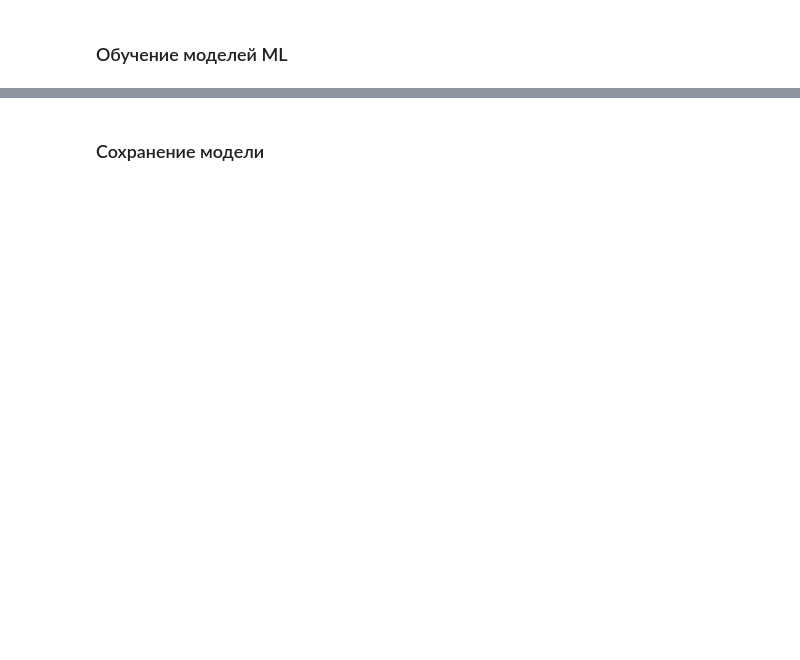
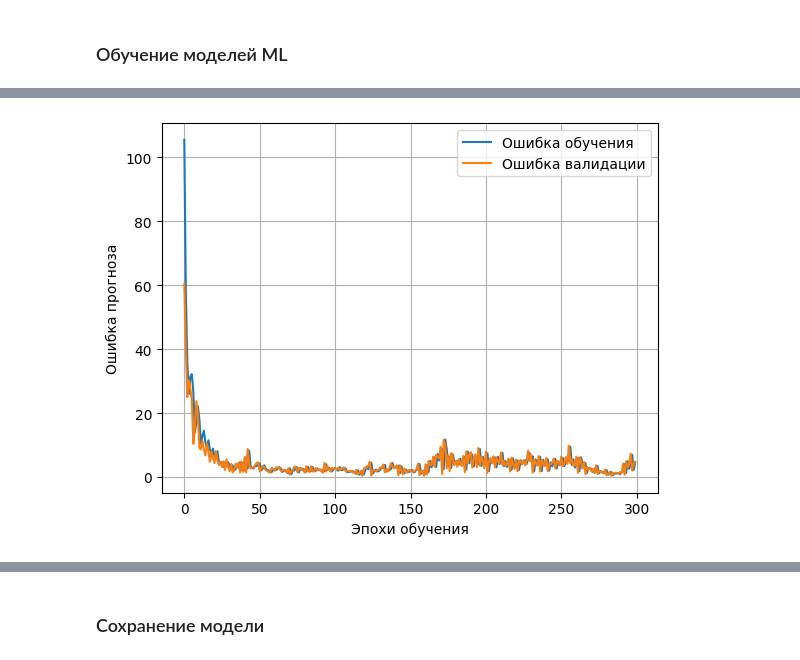
Before and after one commit to NickAReva/1_Case_Welding, a Jupyter notebook: notebook.ipynb, the cells around one changed output, grey strips where cells are left out. Saved outputs shown, nothing was run; the diff lists cells and outputs as text; code cells hidden in the pictures; blank space fills up the shorter version.

```diff
--- a/notebook.ipynb
+++ b/notebook.ipynb
@@ -180,0 +143,4 @@ Name: Width, Length: 72, dtype: float64
+# %%
+# разделим выборку на входные переменные и целевые
+X = raw_df.drop(['Depth', 'Width'], axis = 1)
+y = raw_df[['Depth', 'Width']]
@@ -180,0 +197,7 @@ Name: Width, Length: 72, dtype: float64
+# %%
+X_train, X_test, y_train, y_test = train_test_split(X, y, test_size=0.15, random_state=1)
+# проверим, что мы получили
+print(X_train.shape)
+print(y_train.shape)
+print(X_test.shape)
+print(y_test.shape)
@@ -180,0 +211,8 @@ Name: Width, Length: 72, dtype: float64
+# %%
+def plot_loss(history):
+    plt.plot(history.history['loss'], label='Ошибка обучения')
+    plt.plot(history.history['val_loss'], label='Ошибка валидации')
+    plt.xlabel('Эпохи обучения')
+    plt.ylabel('Ошибка прогноза')
+    plt.legend()
+    plt.grid(True)
@@ -180,0 +221,7 @@ Name: Width, Length: 72, dtype: float64
+# %%
+linear_model = Sequential([
+    Input(shape = (X.shape[1],)),
+    Dense(units=2, activation='linear', use_bias=True, bias_initializer="zeros")
+])
+
+linear_model.summary()
@@ -180,0 +240,16 @@ Name: Width, Length: 72, dtype: float64
+# %%
+# скомпилируем модель
+linear_model.compile(
+    optimizer=keras.optimizers.Adam(learning_rate=0.1),
+    loss='mean_absolute_error')
+
+history = linear_model.fit(
+    X_train,
+    y_train,
+    epochs=300,
+    verbose=0,
+    validation_split=0.3)
+
+plot_loss(history)
+# %% [output]
+[figure, added]
```
Also changed, not shown: parts of 58 cells of this notebook, 5 other files.
